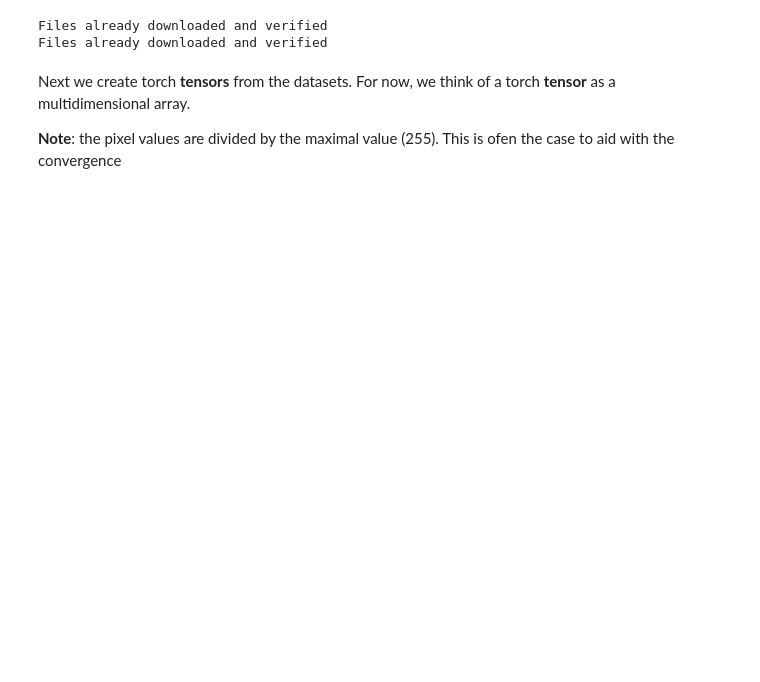
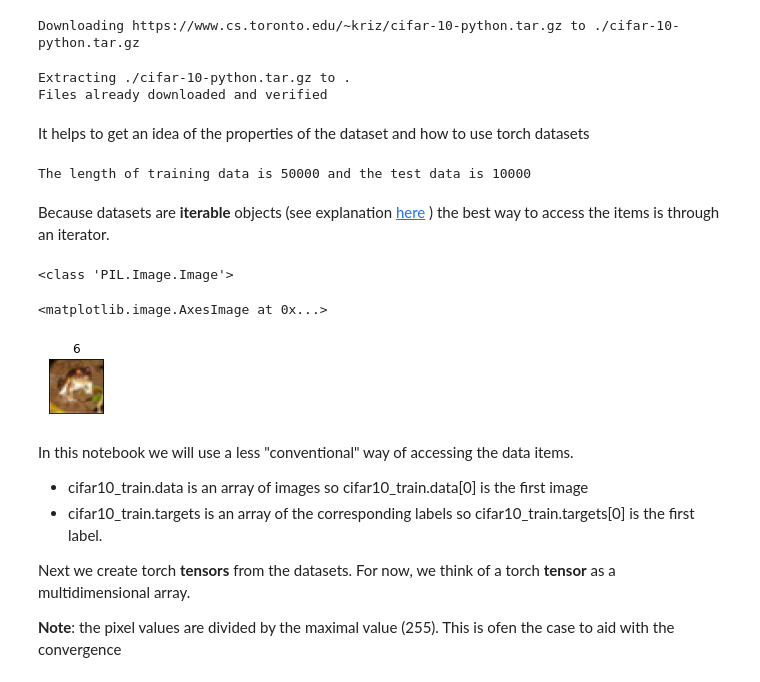
Before and after one commit to hikmatfarhat-ndu/pytorch, a Jupyter notebook: dl_intro.ipynb, the cells around one changed output. Saved outputs shown, nothing was run; the diff lists cells and outputs as text; code cells hidden in the pictures; blank space fills up the shorter version.

```diff
--- a/dl_intro.ipynb
+++ b/dl_intro.ipynb
@@ -23,12 +43,50 @@ import torchvision as vision
 # %%
-cifar10_train=vision.datasets.CIFAR10(".",download=True)
+cifar10_train=vision.datasets.CIFAR10(".",download=True,train=True)# train=True is the default
 cifar10_test=vision.datasets.CIFAR10(".",download=True,train=False)
 # %% [output]
-Files already downloaded and verified
-Files already downloaded and verified
+Downloading https://www.cs.toronto.edu/~kriz/cifar-10-python.tar.gz to ./cifar-10-python.tar.gz
+Extracting ./cifar-10-python.tar.gz to .
+Files already downloaded and verified
+# %% [markdown]
+It helps to get an idea of the properties of the dataset and how to use torch datasets
+# %%
+train_samples=len(cifar10_train)
+test_samples=len(cifar10_test)
+print("The length of training data is {} and the test data is {}".format(train_samples,test_samples))
+# %% [output]
+The length of training data is 50000 and the test data is 10000
+# %% [markdown]
+Because datasets are **iterable** objects (see explanation [here](https://docs.python.org/3/glossary.html) ) the best way to access the items is through an iterator.
+# %%
+# create an iterator to the dataset
+itr=iter(cifar10_train)
+img0,label0=next(itr)
+print(type(img0))
+# %% [output]
+<class 'PIL.Image.Image'>
+# %%
+# Plot the first image (a frog) and set the corresponding label as title
+
+import matplotlib.pyplot as plt
+fig=plt.figure()
+fig.set_size_inches(1,1)
+p=fig.add_subplot()
+
+p.set_title(str(label0))
+p.axes.get_xaxis().set_visible(False)
+p.axes.get_yaxis().set_visible(False)
+plt.imshow(img0)
+# %% [output]
+<matplotlib.image.AxesImage at 0x...>
+[figure, added]
 # %% [markdown]
+In this notebook we will use a less "conventional" way of accessing the data items.
+- cifar10_train.data is an array of images so cifar10_train.data[0] is the first image
+- cifar10_train.targets is an array of the corresponding labels so cifar10_train.targets[0] is the first label.
+
 Next we create torch **tensors** from the datasets. For now, we think of a torch **tensor** as a multidimensional array.
 
+
 **Note**: the pixel values are divided by the maximal value (255). This is ofen the case to aid with the convergence
 # %%
 img_train=torch.tensor(cifar10_train.data,dtype=torch.float32)/255.
```
Also changed, not shown: parts of 27 cells of this notebook.
